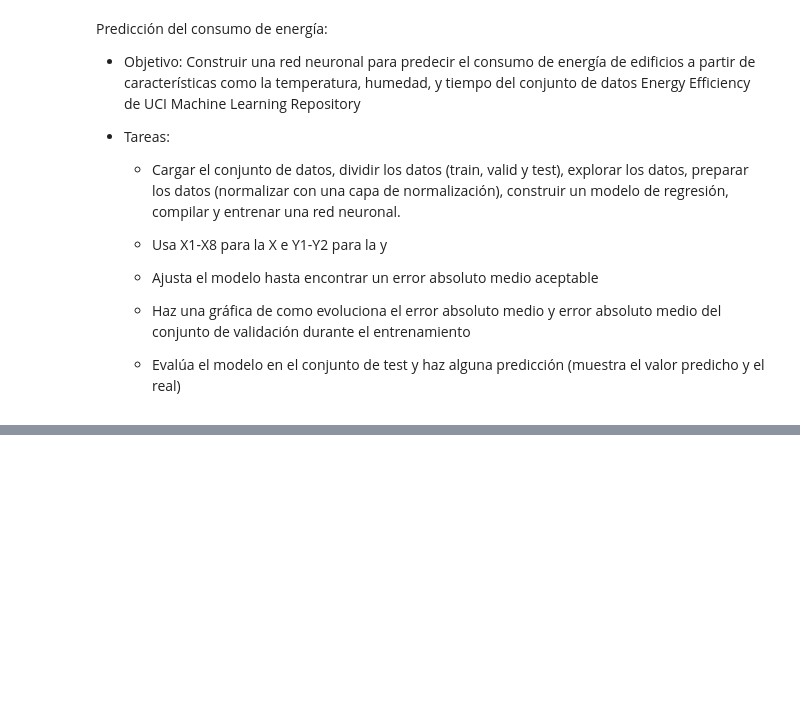
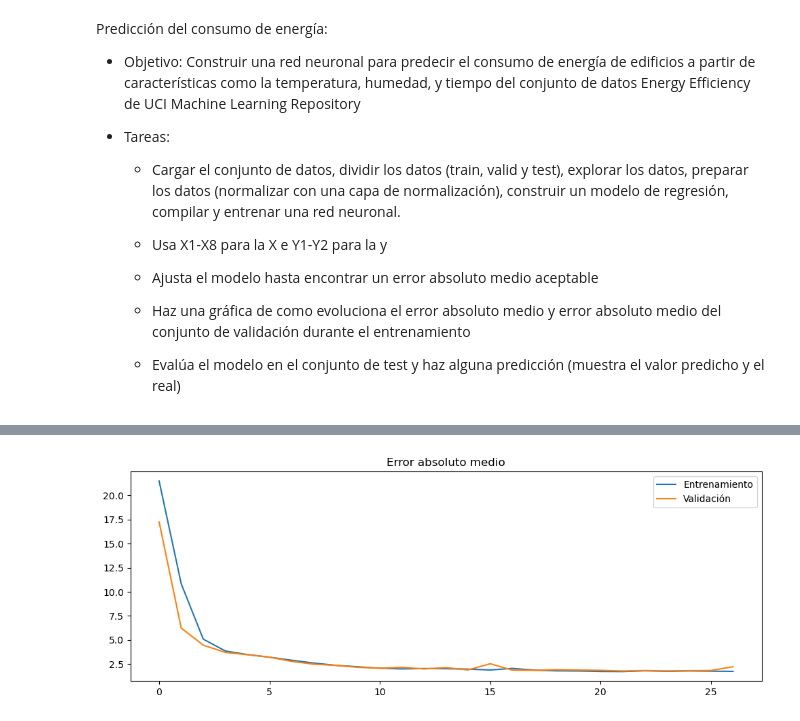
Before and after one commit to jonfdg9/IA, a Jupyter notebook: SAPA/Redes Neuronales/4_3Ejercicios.ipynb, the cells around one changed output, grey strips where cells are left out. Saved outputs shown, nothing was run; the diff lists cells and outputs as text; code cells hidden in the pictures; blank space fills up the shorter version.

```diff
--- a/SAPA/Redes Neuronales/4_3Ejercicios.ipynb
+++ b/SAPA/Redes Neuronales/4_3Ejercicios.ipynb
@@ -307,0 +355,33 @@ data = pd.read_excel(url)
+# %%
+# Construir el modelo
+
+normalizer = Normalization()
+normalizer.adapt(X_train)
+
+model = Sequential([
+        Input(shape=(X_train.shape[1],)),
+        normalizer,
+        Dense(150, activation="relu"),
+        Dense(300, activation="relu"),
+        Dense(128, activation="relu"),
+        Dense(2)
+    ])
+# Compilar el modelo
+model.compile(optimizer='adam',
+              loss='mean_absolute_error',
+              metrics=['mean_absolute_error'])
+
+
+# Entrenar el modelo
+early_stopping = tf.keras.callbacks.EarlyStopping(
+    monitor='val_mean_absolute_error',
+    patience=5,
+    restore_best_weights=True
+)
+
+history = model.fit(
+        X_train, y_train,
+        epochs=30,
+        validation_data=(X_val, y_val),
+        callbacks=[early_stopping],
+    )
@@ -307,0 +406,10 @@ data = pd.read_excel(url)
+# %%
+# Graficar el historial de entrenamiento
+plt.figure(figsize=(12, 4))
+plt.plot(history.history['mean_absolute_error'], label='Entrenamiento')
+plt.plot(history.history['val_mean_absolute_error'], label='Validación')
+plt.legend()
+plt.title('Error absoluto medio')
+plt.show()
+# %% [output]
+[figure, added]
```
Also changed, not shown: parts of 7 cells of this notebook.
